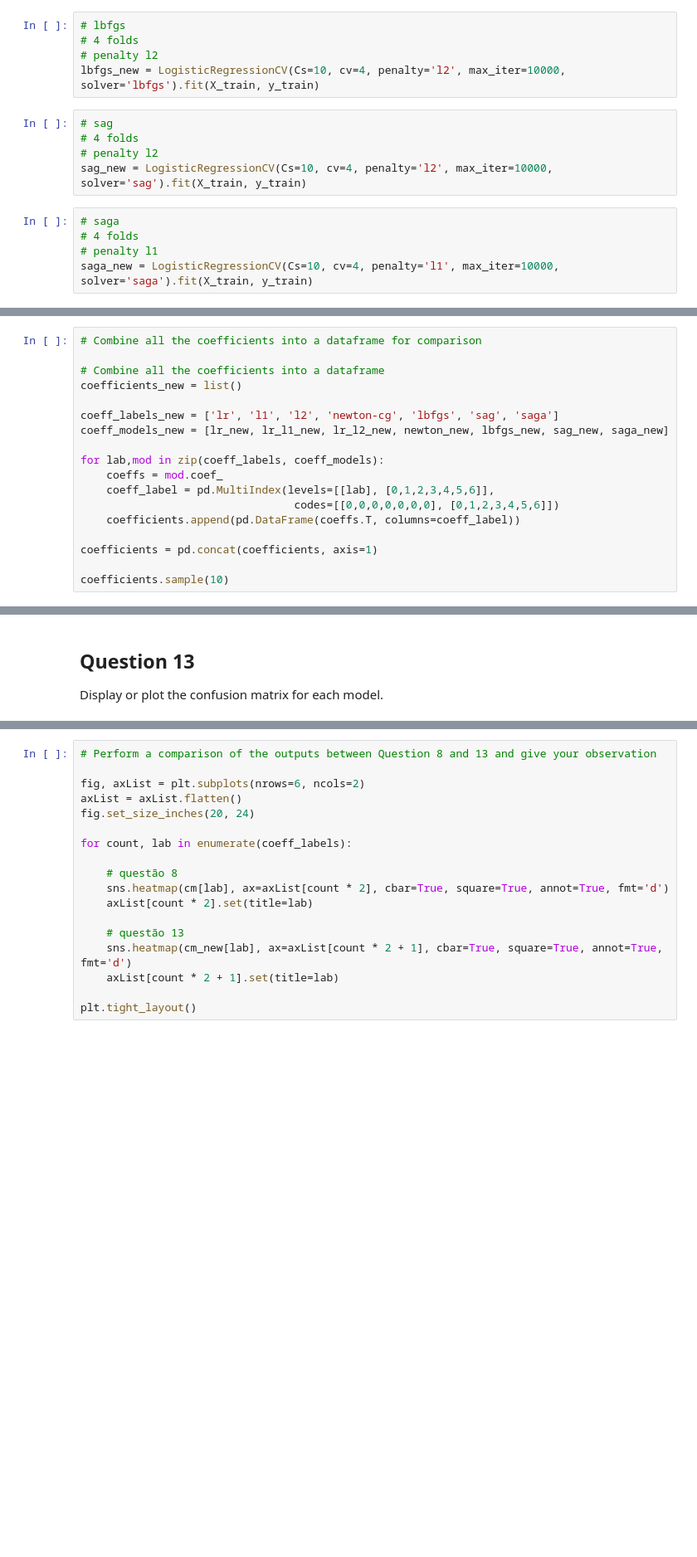
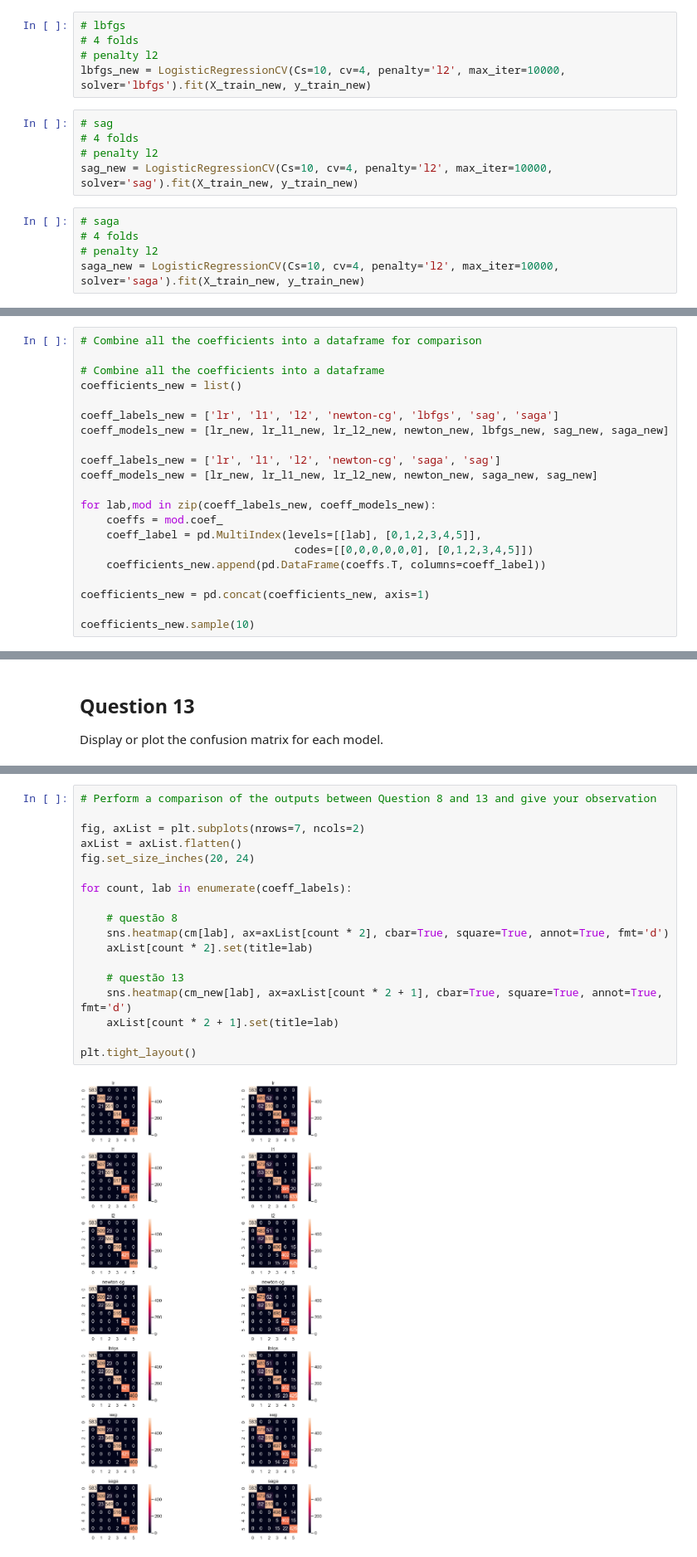
Before and after one commit to pedrosantos1403/CI-Algorithms, a Jupyter notebook: Regularization Bias Variance Error Metric/Regressao_Logistica_V2_ava.ipynb, the cells around one changed output, grey strips where cells are left out. Shown at 83% size. Saved outputs shown, nothing was run; the diff lists cells and outputs as text; blank space fills up the shorter version.

```diff
--- a/Regularization Bias Variance Error Metric/Regressao_Logistica_V2_ava.ipynb
+++ b/Regularization Bias Variance Error Metric/Regressao_Logistica_V2_ava.ipynb
@@ -438,17 +482,17 @@ newton_new = LogisticRegressionCV(Cs=10, cv=4, penalty='l2', max_iter=10000, sol
 # lbfgs
 # 4 folds
 # penalty l2
-lbfgs_new = LogisticRegressionCV(Cs=10, cv=4, penalty='l2', max_iter=10000, solver='lbfgs').fit(X_train, y_train)
+lbfgs_new = LogisticRegressionCV(Cs=10, cv=4, penalty='l2', max_iter=10000, solver='lbfgs').fit(X_train_new, y_train_new)
 # %%
 # sag
 # 4 folds
 # penalty l2
-sag_new = LogisticRegressionCV(Cs=10, cv=4, penalty='l2', max_iter=10000, solver='sag').fit(X_train, y_train)
+sag_new = LogisticRegressionCV(Cs=10, cv=4, penalty='l2', max_iter=10000, solver='sag').fit(X_train_new, y_train_new)
 # %%
 # saga
 # 4 folds
-# penalty l1
-saga_new = LogisticRegressionCV(Cs=10, cv=4, penalty='l1', max_iter=10000, solver='saga').fit(X_train, y_train)
+# penalty l2
+saga_new = LogisticRegressionCV(Cs=10, cv=4, penalty='l2', max_iter=10000, solver='saga').fit(X_train_new, y_train_new)
 # %%
 # L2 regularized logistic regression
 lr_l2_new = LogisticRegressionCV(Cs=10, cv=4, penalty='l2', max_iter=10000).fit(X_train_new, y_train_new)
@@ -465,12 +509,15 @@ coefficients_new = list()
 coeff_labels_new = ['lr', 'l1', 'l2', 'newton-cg', 'lbfgs', 'sag', 'saga']
 coeff_models_new = [lr_new, lr_l1_new, lr_l2_new, newton_new, lbfgs_new, sag_new, saga_new]
 
-for lab,mod in zip(coeff_labels, coeff_models):
+coeff_labels_new = ['lr', 'l1', 'l2', 'newton-cg', 'saga', 'sag']
+coeff_models_new = [lr_new, lr_l1_new, lr_l2_new, newton_new, saga_new, sag_new]
+
+for lab,mod in zip(coeff_labels_new, coeff_models_new):
     coeffs = mod.coef_
-    coeff_label = pd.MultiIndex(levels=[[lab], [0,1,2,3,4,5,6]],
-                                 codes=[[0,0,0,0,0,0,0], [0,1,2,3,4,5,6]])
-    coefficients.append(pd.DataFrame(coeffs.T, columns=coeff_label))
+    coeff_label = pd.MultiIndex(levels=[[lab], [0,1,2,3,4,5]],
+                                 codes=[[0,0,0,0,0,0], [0,1,2,3,4,5]])
+    coefficients_new.append(pd.DataFrame(coeffs.T, columns=coeff_label))
 
-coefficients = pd.concat(coefficients, axis=1)
+coefficients_new = pd.concat(coefficients_new, axis=1)
 
-coefficients.sample(10)
+coefficients_new.sample(10)
@@ -593,21 +693,23 @@ metrics_new
 # %%
 # Perform a comparison of the outputs between Question 8 and 13 and give your observation
 
-fig, axList = plt.subplots(nrows=6, ncols=2)
+fig, axList = plt.subplots(nrows=7, ncols=2)
 axList = axList.flatten()
 fig.set_size_inches(20, 24)
 
 for count, lab in enumerate(coeff_labels):
 
     # questão 8
     sns.heatmap(cm[lab], ax=axList[count * 2], cbar=True, square=True, annot=True, fmt='d')
     axList[count * 2].set(title=lab)
 
     # questão 13
     sns.heatmap(cm_new[lab], ax=axList[count * 2 + 1], cbar=True, square=True, annot=True, fmt='d')
     axList[count * 2 + 1].set(title=lab)
 
 plt.tight_layout()
+# %% [output]
+[figure, added]
 # %%
 # média dos erros com todas as features
 y_prob.mean(axis=0)
```
Also changed, not shown: parts of 21 cells of this notebook, 1 other file.
